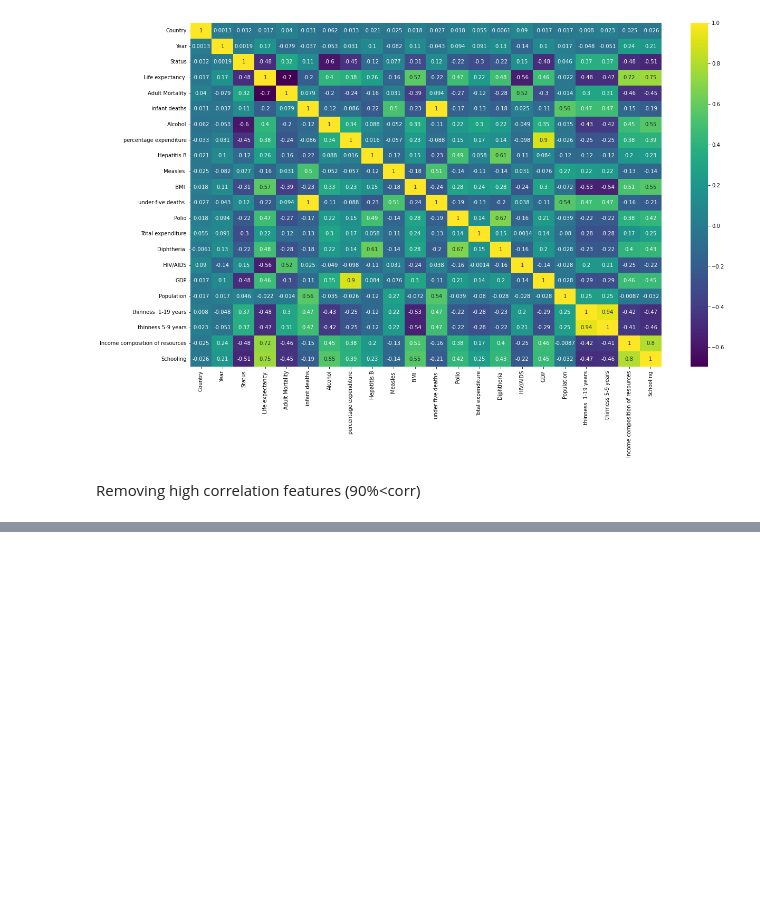
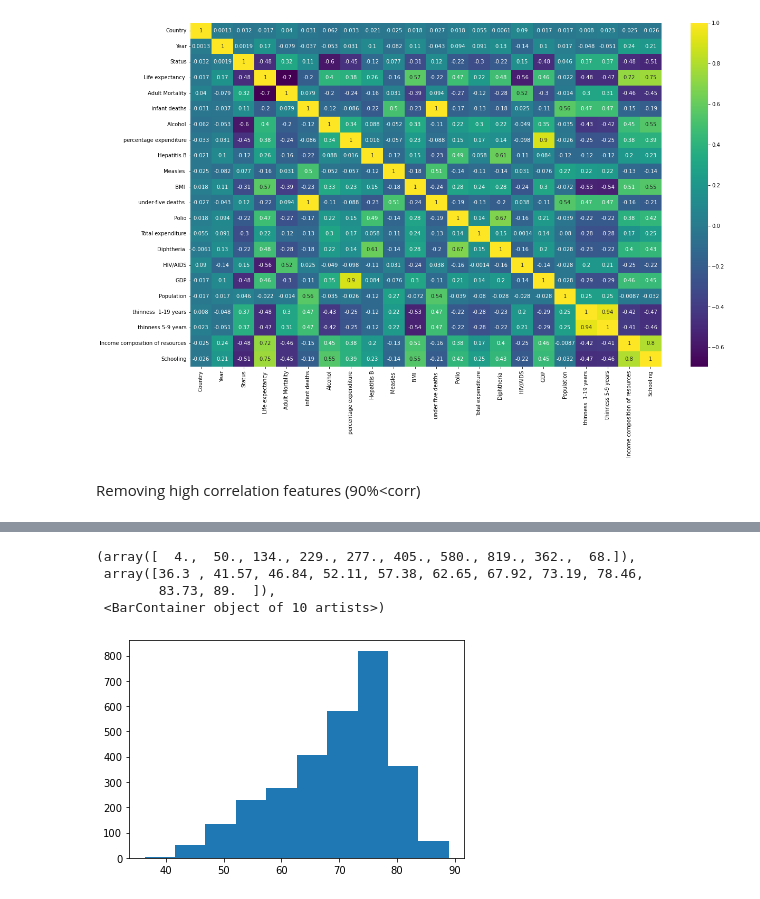
Before and after one commit to MahyarFardin/Neural-Networks, a Jupyter notebook: ANN/New folder/Untitled.ipynb, the cells around one changed output, grey strips where cells are left out. Cells and saved outputs as stored; diff of their text form; code cells hidden in the pictures; blank space fills up the shorter version.

```diff
--- a/ANN/New folder/Untitled.ipynb
+++ b/ANN/New folder/Untitled.ipynb
@@ -114,3 +96,11 @@ Name: Life expectancy , dtype: float64
+# %%
+plt.hist(df['Life expectancy '])
+# %% [output]
+(array([  4.,  50., 134., 229., 277., 405., 580., 819., 362.,  68.]),
+ array([36.3 , 41.57, 46.84, 52.11, 57.38, 62.65, 67.92, 73.19, 78.46,
+        83.73, 89.  ]),
+ <BarContainer object of 10 artists>)
+[figure, added]
 # %%
 df.columns
 # %% [output]
```
Also changed, not shown: parts of 2 cells of this notebook, 2 other files.
